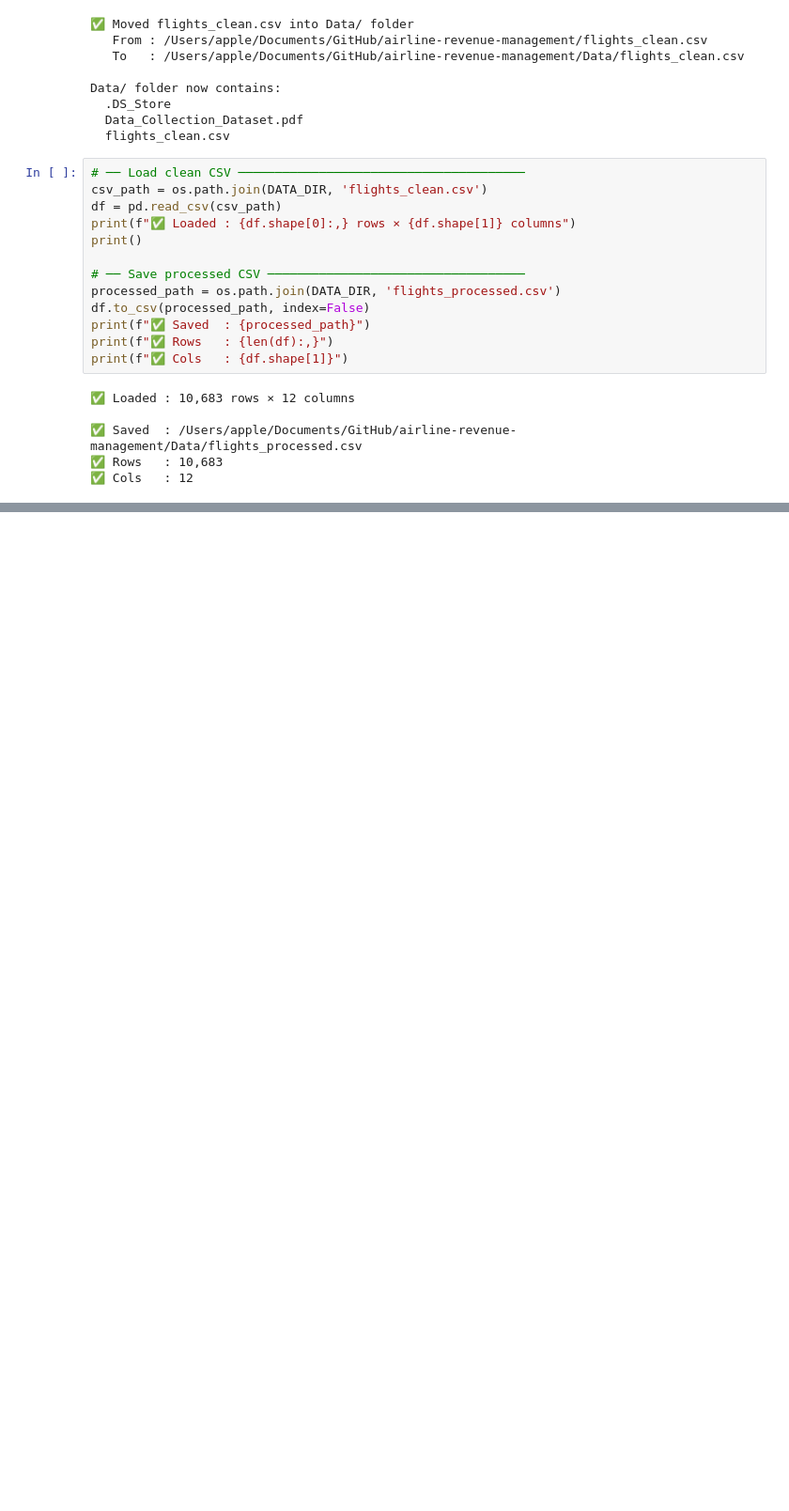
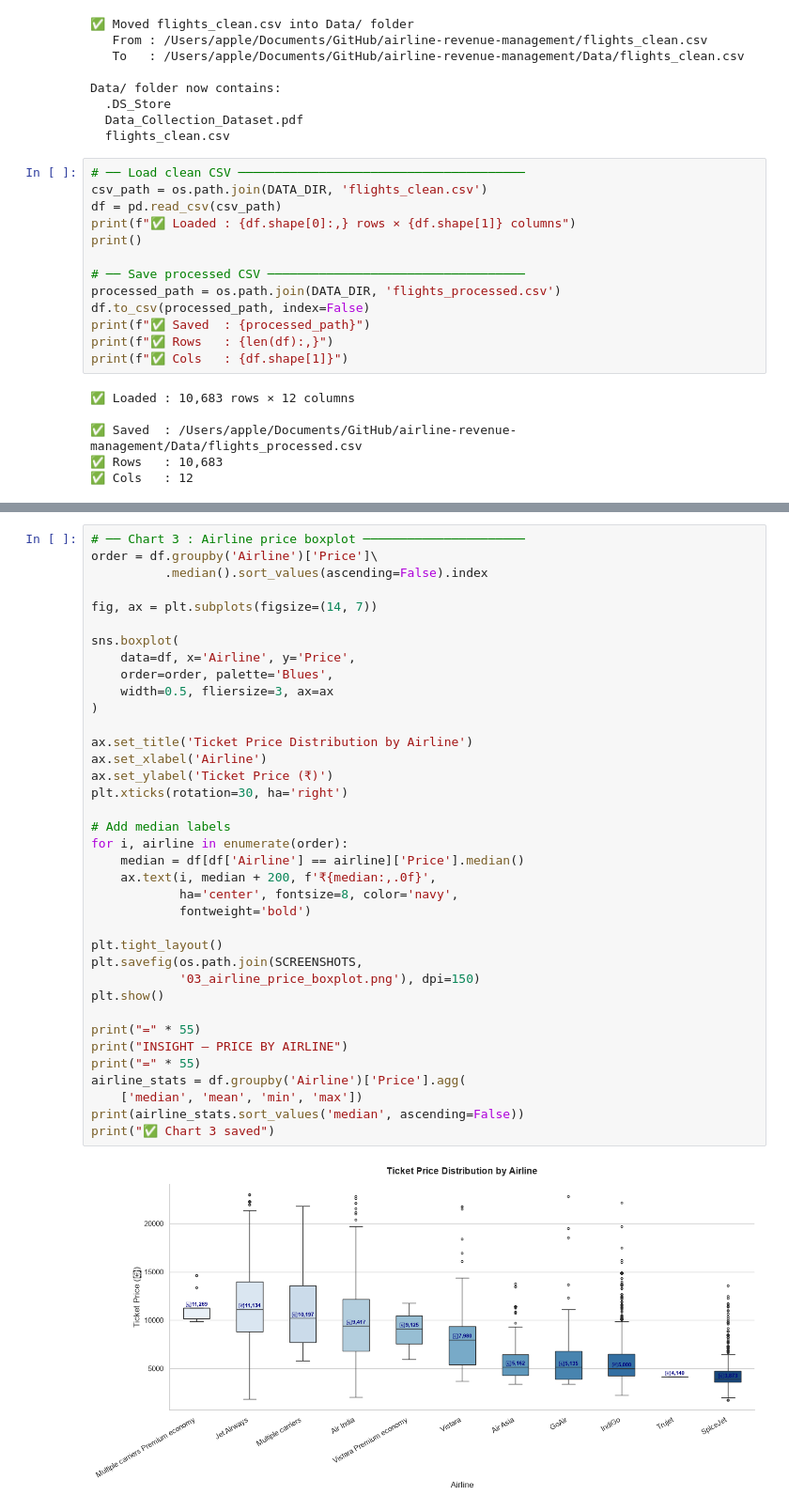
Before and after one commit to riteshnandal/airline-revenue-management, a Jupyter notebook: Python/main.py/01_data_cleaning.ipynb, the cells around one changed output, grey strips where cells are left out. Shown at 94% size. Saved outputs shown, nothing was run; the diff lists cells and outputs as text; blank space fills up the shorter version.

```diff
--- a/Python/main.py/01_data_cleaning.ipynb
+++ b/Python/main.py/01_data_cleaning.ipynb
@@ -558,0 +883,39 @@ print(f"✅ Cols   : {df.shape[1]}")
+# %%
+# ── Chart 3 : Airline price boxplot ──────────────────────
+order = df.groupby('Airline')['Price']\
+          .median().sort_values(ascending=False).index
+
+fig, ax = plt.subplots(figsize=(14, 7))
+
+sns.boxplot(
+    data=df, x='Airline', y='Price',
+    order=order, palette='Blues',
+    width=0.5, fliersize=3, ax=ax
+)
+
+ax.set_title('Ticket Price Distribution by Airline')
+ax.set_xlabel('Airline')
+ax.set_ylabel('Ticket Price (₹)')
+plt.xticks(rotation=30, ha='right')
+
+# Add median labels
+for i, airline in enumerate(order):
+    median = df[df['Airline'] == airline]['Price'].median()
+    ax.text(i, median + 200, f'₹{median:,.0f}',
+            ha='center', fontsize=8, color='navy',
+            fontweight='bold')
+
+plt.tight_layout()
+plt.savefig(os.path.join(SCREENSHOTS,
+            '03_airline_price_boxplot.png'), dpi=150)
+plt.show()
+
+print("=" * 55)
+print("INSIGHT — PRICE BY AIRLINE")
+print("=" * 55)
+airline_stats = df.groupby('Airline')['Price'].agg(
+    ['median', 'mean', 'min', 'max'])
+print(airline_stats.sort_values('median', ascending=False))
+print("✅ Chart 3 saved")
+# %% [output]
+[figure, added]
```
Also changed, not shown: parts of 11 cells of this notebook, 11 other files.
